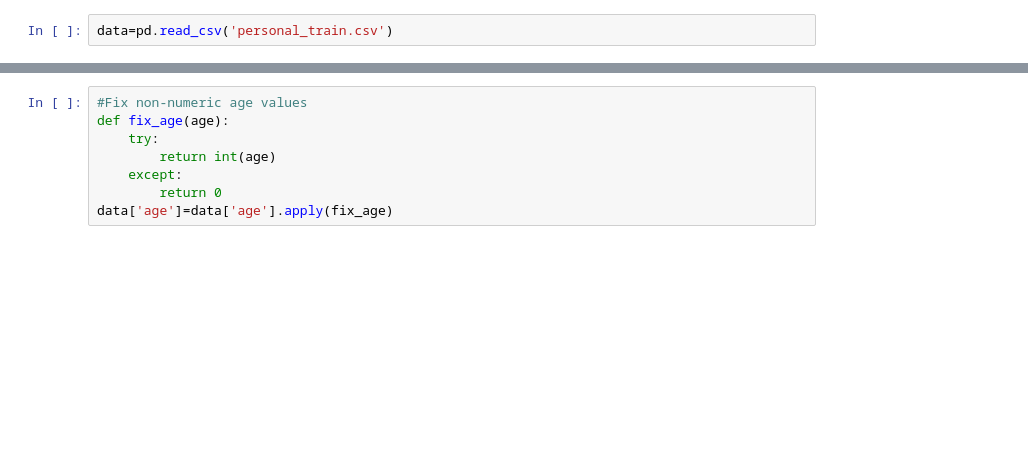
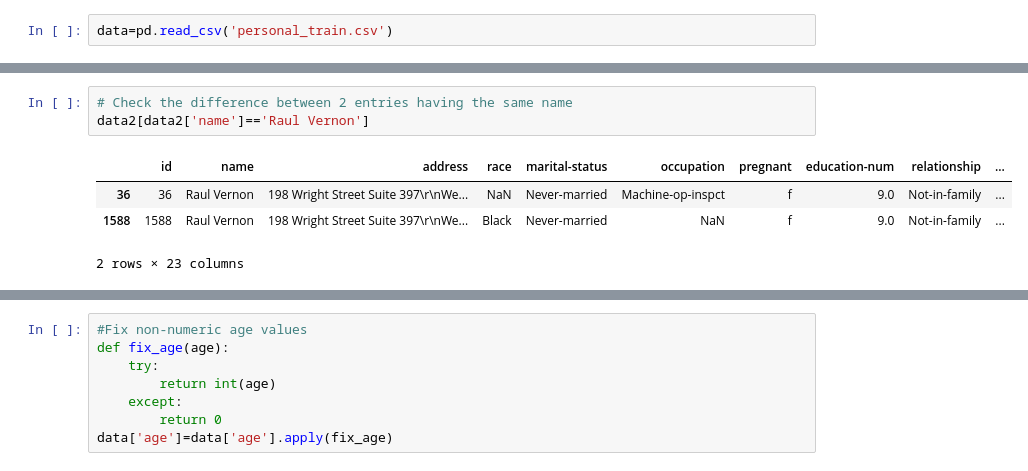
Before and after one commit to gyurix/IAU, a Jupyter notebook: iau.ipynb, the cells around one changed output, grey strips where cells are left out. Drawn from its saved outputs; the diff is of its cells as text; blank space fills up the shorter version.

```diff
--- a/iau.ipynb
+++ b/iau.ipynb
@@ -8,0 +180,8 @@ data=pd.read_csv('personal_train.csv')
+# %%
+# Check the difference between 2 entries having the same name
+data2[data2['name']=='Raul Vernon']
+# %% [output]
+|  | id | name | address | race | marital-status | occupation | pregnant | education-num | relationship | ... |
+| 36 | 36 | Raul Vernon | 198 Wright Street Suite 397\r\nWe... | NaN | Never-married | Machine-op-inspct | f | 9.0 | Not-in-family | ... |
+| 1588 | 1588 | Raul Vernon | 198 Wright Street Suite 397\r\nWe... | Black | Never-married | NaN | f | 9.0 | Not-in-family | ... |
+2 rows × 23 columns
```
Also changed, not shown: parts of 26 cells of this notebook.
